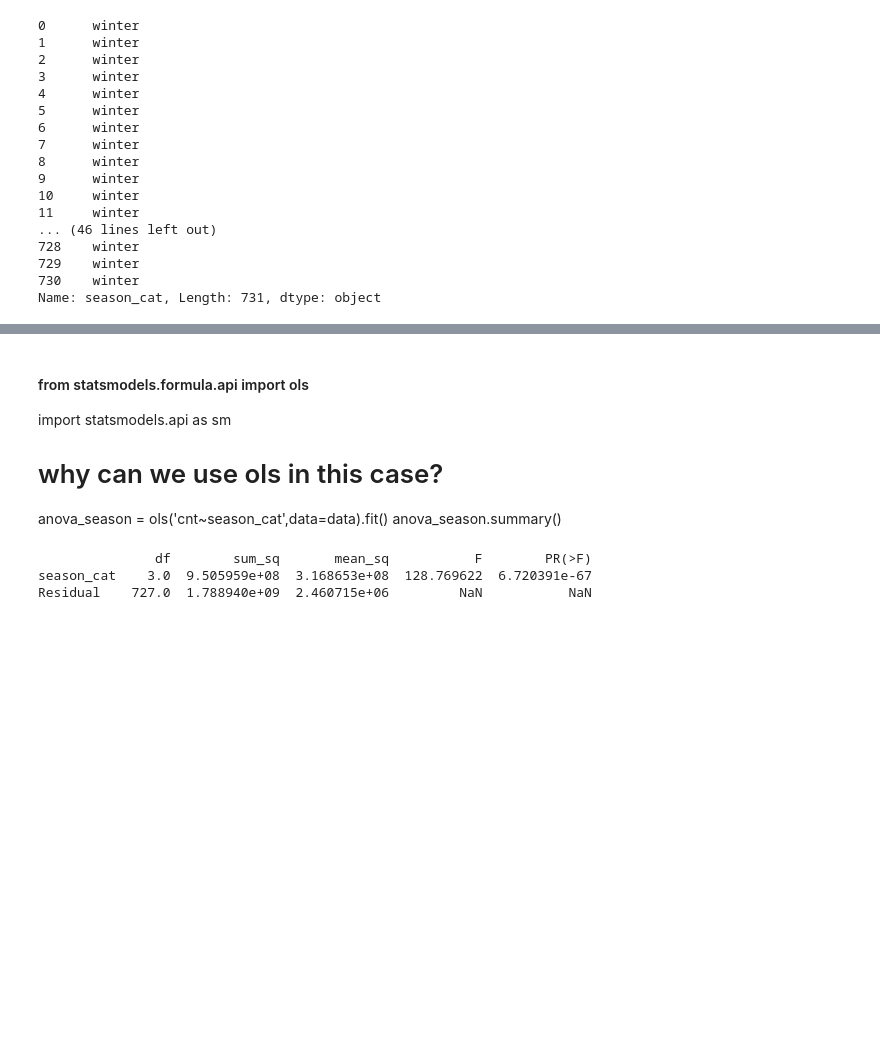
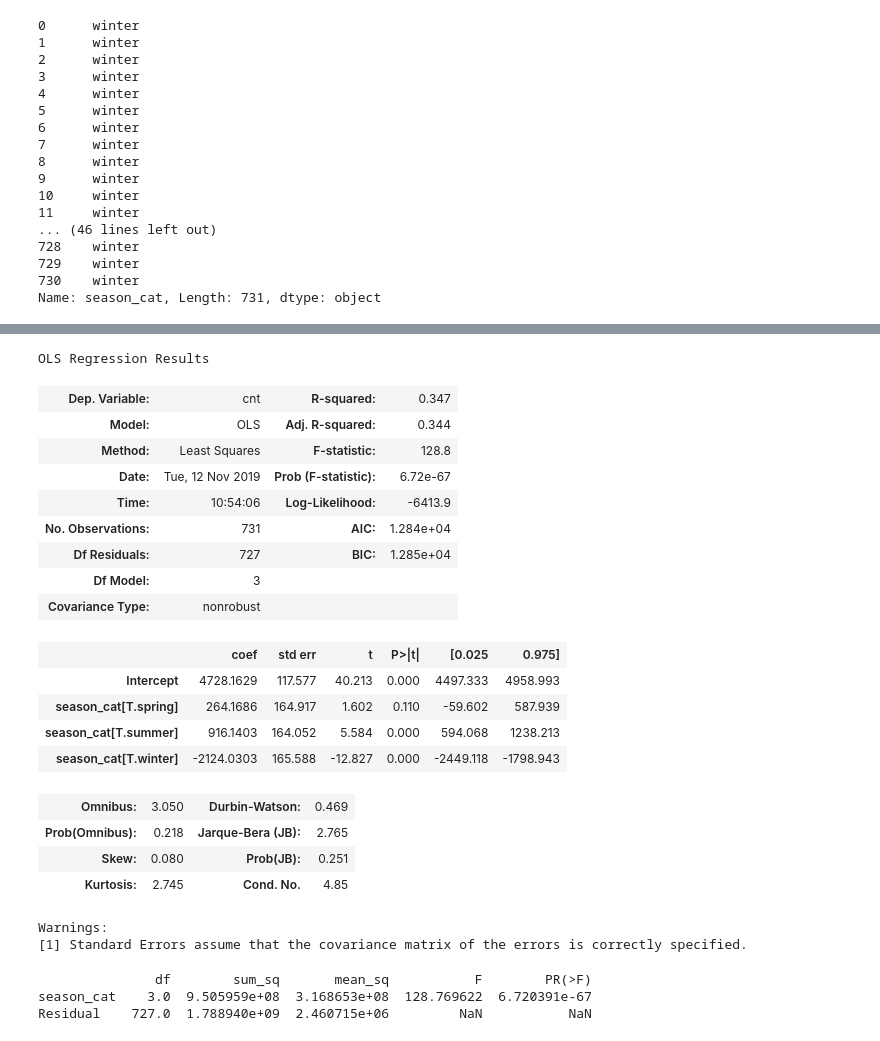
Before and after one commit to FinchMF/nyc-ds-100719-lectures, a Jupyter notebook: week-6/ANOVA.ipynb, the cells around one changed output, grey strips where cells are left out. Drawn from its saved outputs; the diff is of its cells as text; code cells hidden in the pictures; blank space fills up the shorter version.

```diff
--- a/week-6/ANOVA.ipynb
+++ b/week-6/ANOVA.ipynb
@@ -107,9 +106,31 @@ data.boxplot('cnt', by = 'season_cat')
-# %% [markdown]
-#### from statsmodels.formula.api import ols
-import statsmodels.api as sm
-# why can we use ols in this case?
-anova_season = ols('cnt~season_cat',data=data).fit()
-anova_season.summary()
+# %%
+from statsmodels.formula.api import ols
+import statsmodels.api as sm
+# why can we use ols in this case?
+anova_season = ols('cnt~season_cat',data=data).fit()
+anova_season.summary()
+# %% [output]
+OLS Regression Results
+| Dep. Variable: | cnt | R-squared: | 0.347 |
+| Model: | OLS | Adj. R-squared: | 0.344 |
+| Method: | Least Squares | F-statistic: | 128.8 |
+| Date: | Tue, 12 Nov 2019 | Prob (F-statistic): | 6.72e-67 |
+| Time: | 10:54:06 | Log-Likelihood: | -6413.9 |
+| No. Observations: | 731 | AIC: | 1.284e+04 |
+| Df Residuals: | 727 | BIC: | 1.285e+04 |
+| Df Model: | 3 |  |  |
+| Covariance Type: | nonrobust |  |  |
+|  | coef | std err | t | P>|t| | [0.025 | 0.975] |
+| Intercept | 4728.1629 | 117.577 | 40.213 | 0.000 | 4497.333 | 4958.993 |
+| season_cat[T.spring] | 264.1686 | 164.917 | 1.602 | 0.110 | -59.602 | 587.939 |
+| season_cat[T.summer] | 916.1403 | 164.052 | 5.584 | 0.000 | 594.068 | 1238.213 |
+| season_cat[T.winter] | -2124.0303 | 165.588 | -12.827 | 0.000 | -2449.118 | -1798.943 |
+| Omnibus: | 3.050 | Durbin-Watson: | 0.469 |
+| Prob(Omnibus): | 0.218 | Jarque-Bera (JB): | 2.765 |
+| Skew: | 0.080 | Prob(JB): | 0.251 |
+| Kurtosis: | 2.745 | Cond. No. | 4.85 |
+Warnings:
+[1] Standard Errors assume that the covariance matrix of the errors is correctly specified.
 # %%
 # examine the anova table
 anova_table = sm.stats.anova_lm(anova_season, type=2)
```
Also changed, not shown: parts of 3 cells of this notebook.
